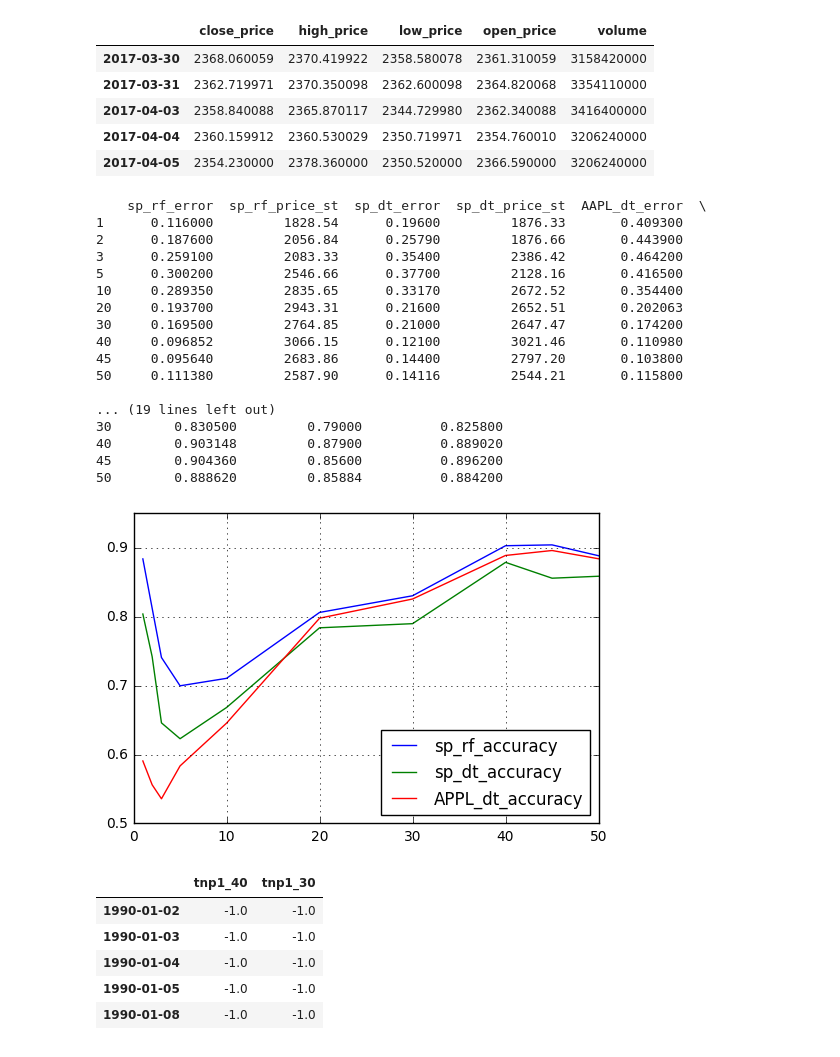
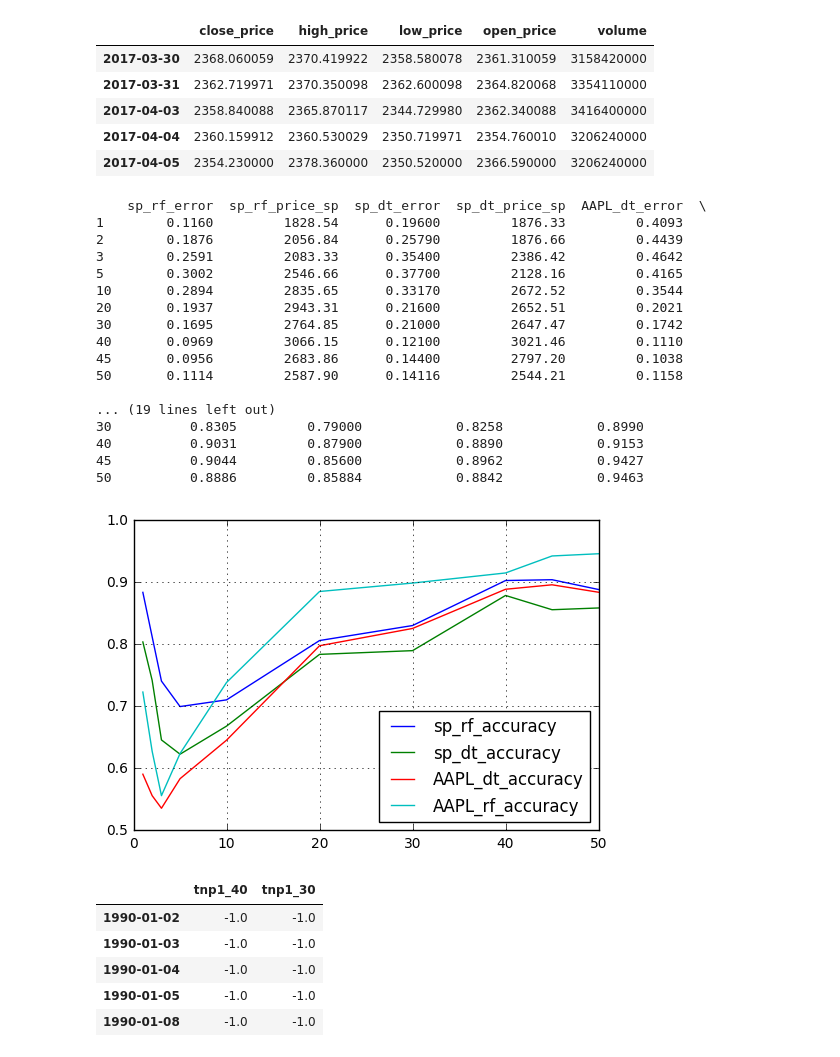
Before and after one commit to algosci/algosciquant, a Jupyter notebook: SPred.ipynb, the cells around one changed output. Cells and saved outputs as stored; diff of their text form; code cells hidden in the pictures.

```diff
--- a/SPred.ipynb
+++ b/SPred.ipynb
@@ -518,66 +529,76 @@ dfsp.tail(5)
 # Training Results Summary
 # Date 2017-04-14
 
-columns=['sp_rf_error','sp_rf_price_st','sp_dt_error', 'sp_dt_price_st','AAPL_dt_error','AAPL_dt_st','AAPL_rf_error' ,'AAPL_rf_st' ,'MCD_dt_error','MCD_dt_st']
 index=[1,2,3,5,10,20,30, 40,45, 50]
-
-results=[(0.116,1828.54,0.196, 1876.33 ,0.4093,85.43,0.2768, 83.75  ,0.2733,116.87),     # 1
-         (0.1876,2056.84,0.2579,1876.66 ,0.4439,82.9,0.3723 ,85.97 ,0.324,111.95),      # 2
-         (0.2591,2083.33,0.354,2386.42 ,0.4642,171.1, 0.4439,143.81,0.335,117.44),      # 3
-         (0.3002,2546.660,0.377,2128.16 ,0.4165,114.02,0.3759 ,196.71 ,0.4268,141.93),    # 5
-         (0.28935,2835.65,0.3317,2672.52 ,0.3544,234.13,0.2613 ,318.64,0.3047,141.34),   # 10
-         (0.1937,2943.31,0.216,2652.51 ,0.202063,255.6, 0.1146,243.93 ,0.2189,165.65),    # 20
-         (0.1695,2764.850,.21,2647.47 ,0.1742,237.91,.101 ,247.45 ,0.1342,146.08),       # 30
-         (0.096852,3066.15,0.121, 3021.46,0.11098,245.015,0.0847 ,226.48 ,0.0955,200.255), # 40
-         (0.09564, 2683.86, 0.144 , 2797.20 ,0.1038,261.3,0.0573 ,268.31 ,0.1294,137.19),  # 45
-         (0.11138, 2587.9, 0.14116,2544.21 ,0.1158, 218.91,0.0537,231.42 ,0.1027,175.55)]  # 50
+columns=['sp_rf_error',
+                'sp_rf_price_sp',
+                         'sp_dt_error',
+                                 'sp_dt_price_sp',
+                                          'AAPL_dt_error',
+                                                'AAPL_dt_sp',
+                                                        'AAPL_rf_error' ,
+                                                               'AAPL_rf_sp' ,
+                                                                    'MCD_dt_error',
+                                                                              'MCD_dt_sp']
+results=[(0.116, 1828.54, 0.196, 1876.33,0.4093,85.43, 0.2768,83.75 ,0.2733,116.87),  # 1
+         (0.1876,2056.84, 0.2579,1876.66,0.4439,82.9,  0.3723,85.97 ,0.324, 111.95),  # 2
+         (0.2591,2083.33, 0.354, 2386.42,0.4642,171.1, 0.4439,143.81,0.335, 117.44),  # 3
+         (0.3002,2546.660,0.377, 2128.16,0.4165,114.02,0.3759,196.71,0.4268,141.93),  # 5
+         (0.2894,2835.65, 0.3317,2672.52,0.3544,234.13,0.2613,318.64,0.3047,141.34),  # 10
+         (0.1937,2943.31, 0.216, 2652.51,0.2021,255.6, 0.1146,243.93,0.2189,165.65),  # 20
+         (0.1695,2764.850,0.21,  2647.47,0.1742,237.9, 0.101 , 247.45,0.1342,146.08), # 30
+         (0.0969,3066.15, 0.121, 3021.46,0.111, 245.02,0.0847, 226.48,0.0955,200.255),# 40
+         (0.0956,2683.86, 0.144 ,2797.20,0.1038,261.3, 0.0573, 268.31,0.1294,137.19), # 45
+         (0.1114,2587.9,0.14116,2544.21, 0.1158,218.91,0.0537, 231.42,0.1027,175.55)] # 50
 
 #print(dftrainresults[['sp_rf_error','sp_dt_error','AAPL_dt_error']])
 
 # S&P close_price 2014-01-12, $2344.93
 #   index = ndtrend days
 #   S&P 2014-01-01 to 2017-04-12
 #   features - sp_close_price, sp_close_pricr, volume, volumer,
 #
 # AAPL
 #  # 2014-01-01 to 2017-04-1
 #  start price 72.124, end price 141.79
 #  f2p=[2,5,10,20,30,60,90,120]
 #
 # MCD
 #  # 2014-01-01 to 2017-04-1
 #  start price 86.67, end price 131.21
 #  f2p=[2,5,10,20,30,60,90,120]
 #   DT 55, 9.55, 153.96
 
 
 dftrainresults=pd.DataFrame(results,columns=columns,index=index)
 dftrainresults['sp_rf_accuracy']=1-dftrainresults['sp_rf_error']
 dftrainresults['sp_dt_accuracy']=1-dftrainresults['sp_dt_error']
-dftrainresults['APPL_dt_accuracy']=1-dftrainresults['AAPL_dt_error']
-dftrainresults[['sp_rf_accuracy','sp_dt_accuracy','APPL_dt_accuracy']].plot(use_index=True,grid=True)
+dftrainresults['AAPL_dt_accuracy']=1-dftrainresults['AAPL_dt_error']
+dftrainresults['AAPL_rf_accuracy']=1-dftrainresults['AAPL_rf_error']
+dftrainresults[['sp_rf_accuracy','sp_dt_accuracy','AAPL_dt_accuracy','AAPL_rf_accuracy']].plot(use_index=True,grid=True)
 plt.xlim(0,50)
+plt.ylim(0.5,1)
 #print(dftrainresults[['sp_rf_accuracy','sp_dt_accuracy','APPL_dt_accuracy']])
 print(dftrainresults)
 # %% [output]
-    sp_rf_error  sp_rf_price_st  sp_dt_error  sp_dt_price_st  AAPL_dt_error  \
-1      0.116000         1828.54      0.19600         1876.33       0.409300
-2      0.187600         2056.84      0.25790         1876.66       0.443900
-3      0.259100         2083.33      0.35400         2386.42       0.464200
-5      0.300200         2546.66      0.37700         2128.16       0.416500
-10     0.289350         2835.65      0.33170         2672.52       0.354400
-20     0.193700         2943.31      0.21600         2652.51       0.202063
-30     0.169500         2764.85      0.21000         2647.47       0.174200
-40     0.096852         3066.15      0.12100         3021.46       0.110980
-45     0.095640         2683.86      0.14400         2797.20       0.103800
-50     0.111380         2587.90      0.14116         2544.21       0.115800
+    sp_rf_error  sp_rf_price_sp  sp_dt_error  sp_dt_price_sp  AAPL_dt_error  \
+1        0.1160         1828.54      0.19600         1876.33         0.4093
+2        0.1876         2056.84      0.25790         1876.66         0.4439
+3        0.2591         2083.33      0.35400         2386.42         0.4642
+5        0.3002         2546.66      0.37700         2128.16         0.4165
+10       0.2894         2835.65      0.33170         2672.52         0.3544
+20       0.1937         2943.31      0.21600         2652.51         0.2021
+30       0.1695         2764.85      0.21000         2647.47         0.1742
+40       0.0969         3066.15      0.12100         3021.46         0.1110
+45       0.0956         2683.86      0.14400         2797.20         0.1038
+50       0.1114         2587.90      0.14116         2544.21         0.1158
 
 ... (19 lines left out)
-30        0.830500         0.79000          0.825800
-40        0.903148         0.87900          0.889020
-45        0.904360         0.85600          0.896200
-50        0.888620         0.85884          0.884200
+30          0.8305         0.79000            0.8258            0.8990
+40          0.9031         0.87900            0.8890            0.9153
+45          0.9044         0.85600            0.8962            0.9427
+50          0.8886         0.85884            0.8842            0.9463
-[figure, old version]
+[figure, new version]
 # %%
 # Read - Ndtrend Truth read filename
 
```
Also changed, not shown: parts of 10 cells of this notebook, 3 other files.
